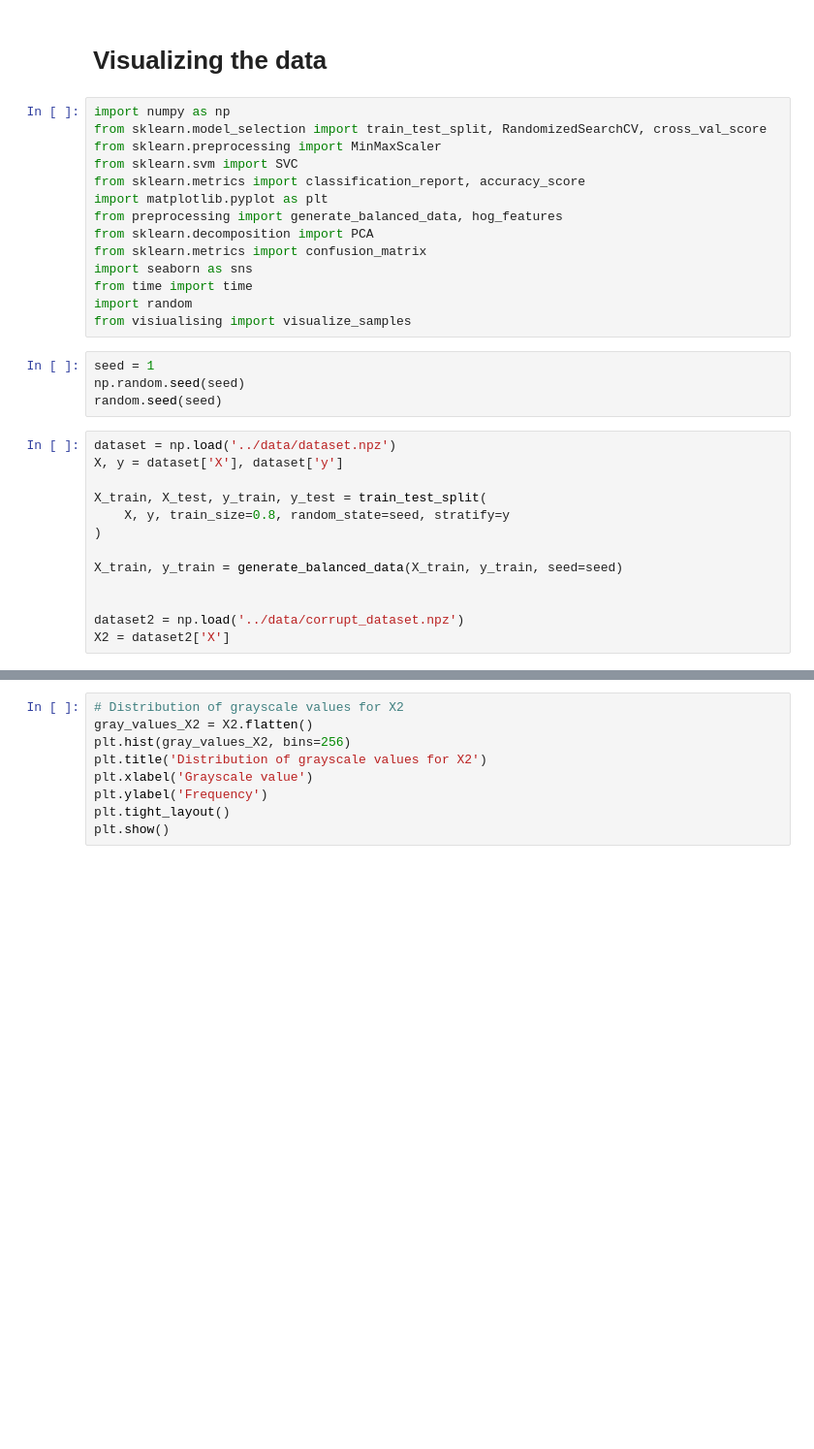
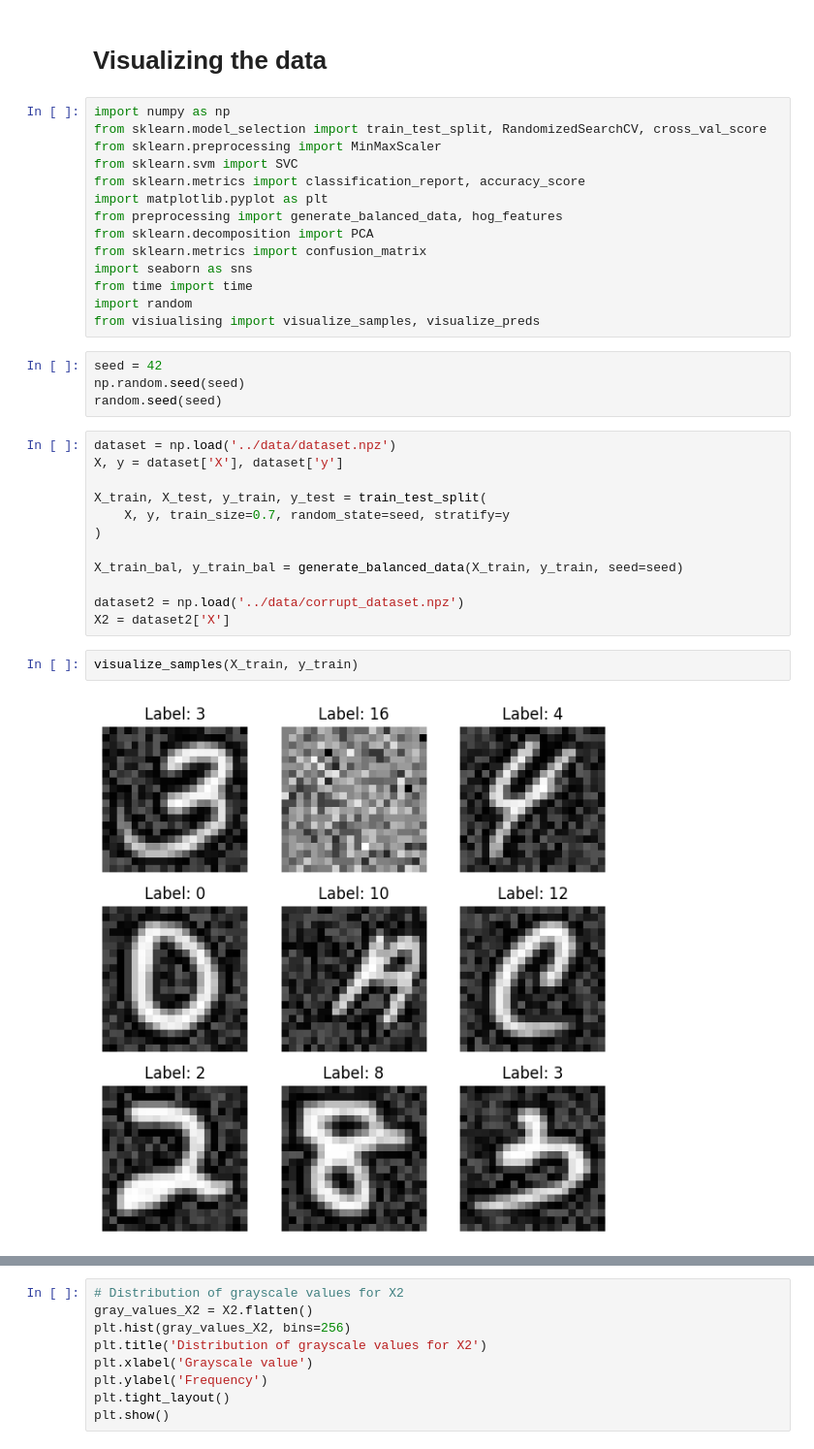
Before and after one commit to vhrollo/inf264_project2, a Jupyter notebook: src/visualizing_the_data.ipynb, the cells around one changed output, grey strips where cells are left out. Shown: that part at 97% size. Cells and saved outputs as stored; diff of their text form; blank space fills up the shorter version.

```diff
--- a/src/visualizing_the_data.ipynb
+++ b/src/visualizing_the_data.ipynb
@@ -13,9 +13,9 @@ from sklearn.metrics import confusion_matrix
 import seaborn as sns
 from time import time
 import random
-from visiualising import visualize_samples
+from visiualising import visualize_samples, visualize_preds
 # %%
-seed = 1
+seed = 42
 np.random.seed(seed)
 random.seed(seed)
 # %%
@@ -23,14 +23,17 @@ dataset = np.load('../data/dataset.npz')
 X, y = dataset['X'], dataset['y']
 
 X_train, X_test, y_train, y_test = train_test_split(
-    X, y, train_size=0.8, random_state=seed, stratify=y
+    X, y, train_size=0.7, random_state=seed, stratify=y
 )
 
-X_train, y_train = generate_balanced_data(X_train, y_train, seed=seed)
-
+X_train_bal, y_train_bal = generate_balanced_data(X_train, y_train, seed=seed)
 
 dataset2 = np.load('../data/corrupt_dataset.npz')
 X2 = dataset2['X']
+# %%
+visualize_samples(X_train, y_train)
+# %% [output]
+[figure, added]
 # %%
 #distribution of grayscale values
 gray_values = X_train.flatten()
```
Also changed, not shown: parts of 5 cells of this notebook, 8 other files.
